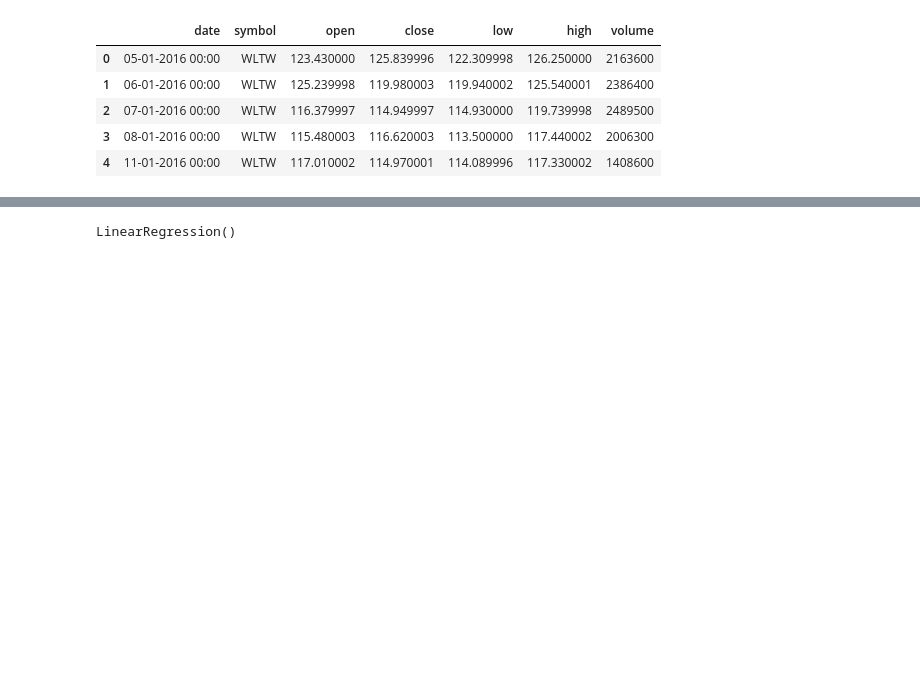
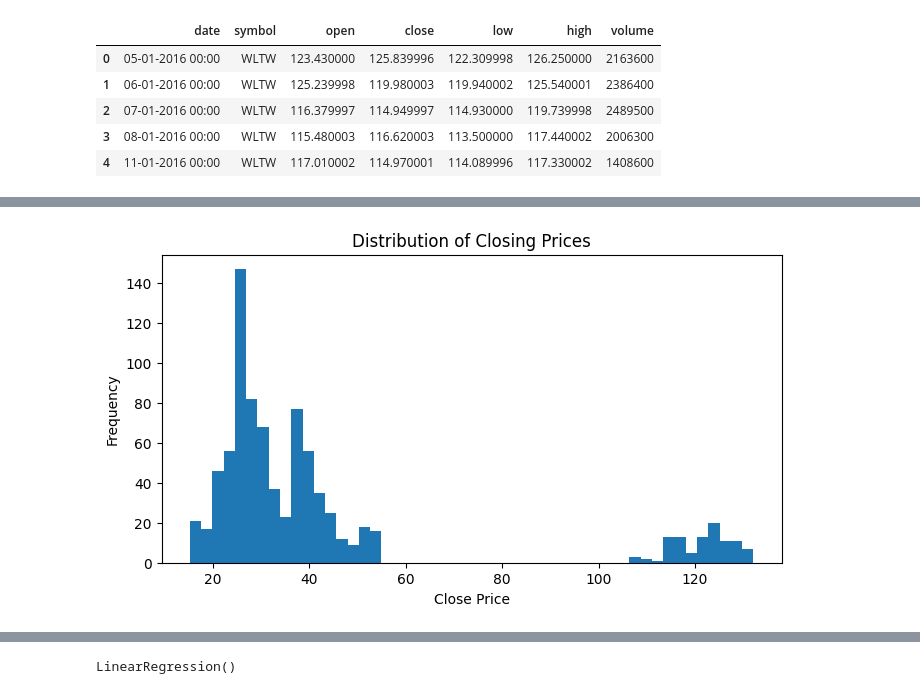
Before and after one commit to Piyush3423/Stock_Price_Predictor, a Jupyter notebook: main.ipynb, the cells around one changed output, grey strips where cells are left out. Drawn from its saved outputs; the diff is of its cells as text; code cells hidden in the pictures; blank space fills up the shorter version.

```diff
--- a/main.ipynb
+++ b/main.ipynb
@@ -29,0 +50,10 @@ df[num_cols] = df[num_cols].fillna(df[num_cols].median())
+# %%
+#Distribution of Closing Prices
+plt.figure(figsize=(8,4))
+plt.hist(df["close"], bins=50)
+plt.title("Distribution of Closing Prices")
+plt.xlabel("Close Price")
+plt.ylabel("Frequency")
+plt.show()
+# %% [output]
+[figure, added]
```
Also changed, not shown: parts of 20 cells of this notebook.
